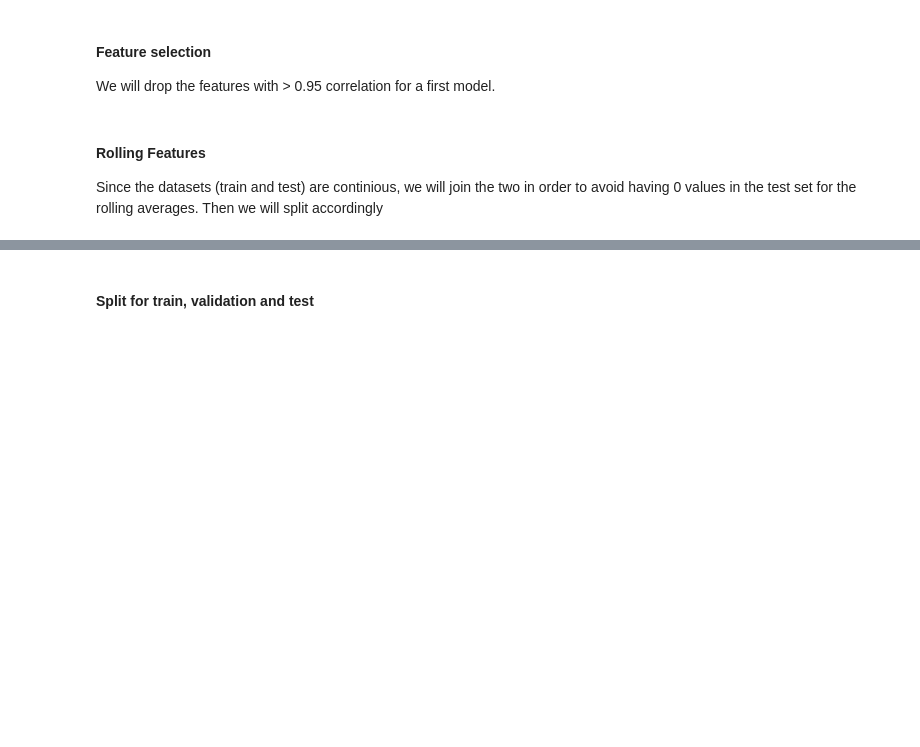
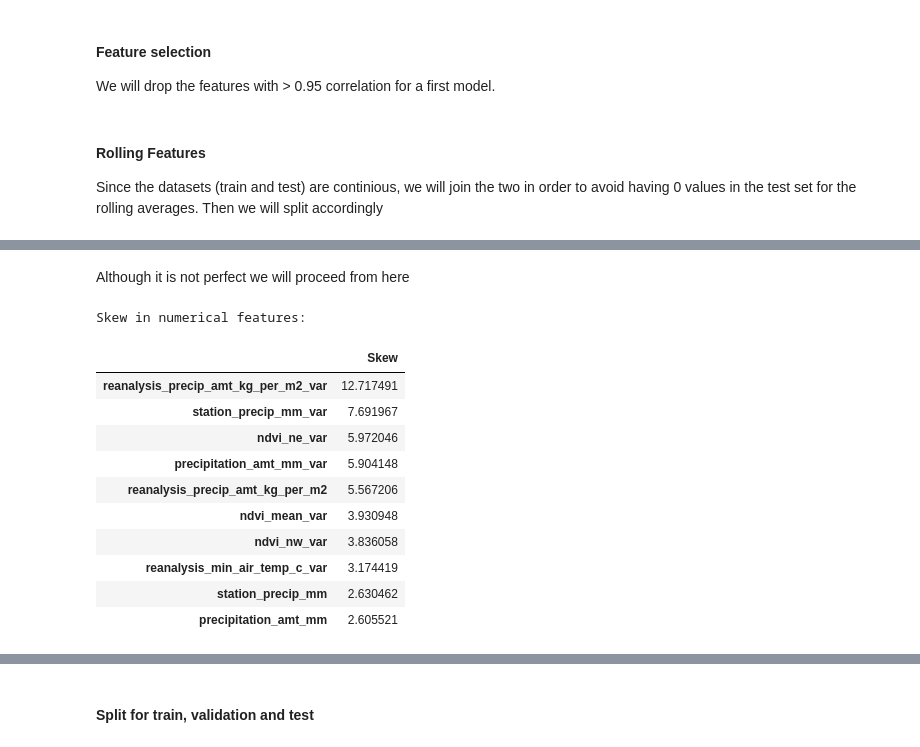
Before and after one commit to GGC17/deng, a Jupyter notebook: feature_engineering.ipynb, the cells around one changed output, grey strips where cells are left out. Drawn from its saved outputs; the diff is of its cells as text; code cells hidden in the pictures; blank space fills up the shorter version.

```diff
--- a/feature_engineering.ipynb
+++ b/feature_engineering.ipynb
@@ -155,0 +160,24 @@ deng_iq_ = enc_quarters(deng_iq_)
+# %% [markdown]
+Although it is not perfect we will proceed from here
+# %%
+# Skewed features for SJ
+numeric_feats = deng_sj_train.columns[4:-1]
+
+# Check the skew of all numerical features
+skewed_feats = deng_sj_train[numeric_feats].apply(lambda x: skew(x.dropna())).sort_values(ascending=False)
+print("\nSkew in numerical features: \n")
+skewness = pd.DataFrame({'Skew' :skewed_feats})
+skewness.head(10)
+# %% [output]
+Skew in numerical features:
+|  | Skew |
+| reanalysis_precip_amt_kg_per_m2_var | 12.717491 |
+| station_precip_mm_var | 7.691967 |
+| ndvi_ne_var | 5.972046 |
+| precipitation_amt_mm_var | 5.904148 |
+| reanalysis_precip_amt_kg_per_m2 | 5.567206 |
+| ndvi_mean_var | 3.930948 |
+| ndvi_nw_var | 3.836058 |
+| reanalysis_min_air_temp_c_var | 3.174419 |
+| station_precip_mm | 2.630462 |
+| precipitation_amt_mm | 2.605521 |
```
Also changed, not shown: parts of 20 cells of this notebook.
